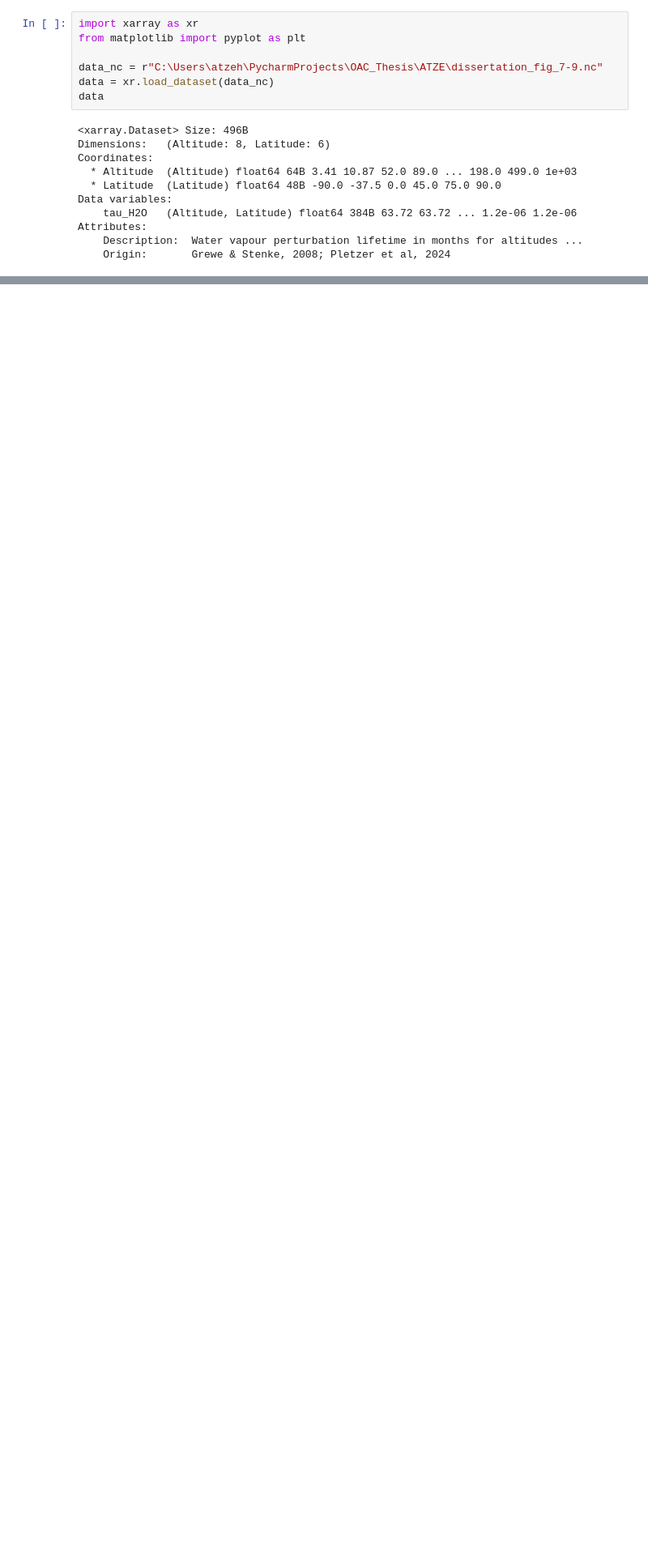
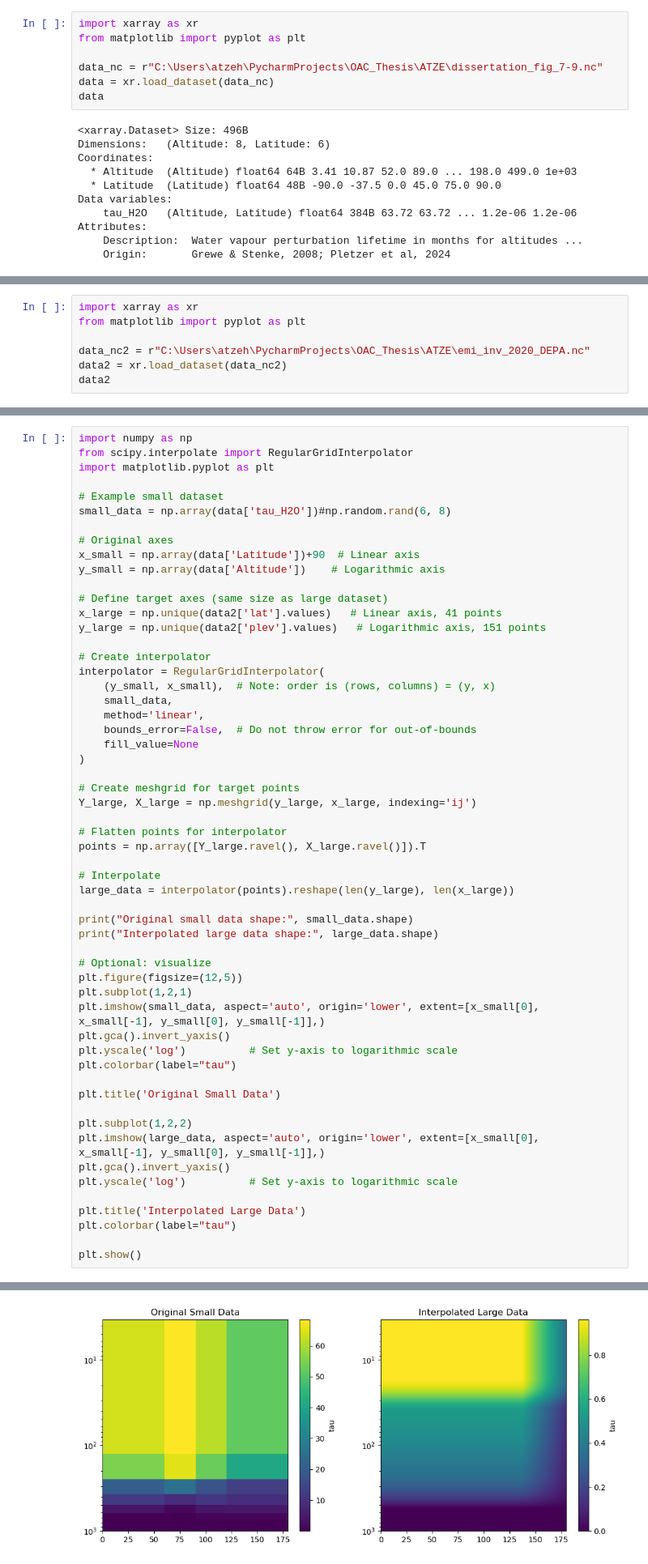
Before and after one commit to atzeharmsen/sandbox2, a Jupyter notebook: Pletzer_data.ipynb, the cells around one changed output, grey strips where cells are left out. Shown: that part at 81% size. Cells and saved outputs as stored; diff of their text form; blank space fills up the shorter version.

```diff
--- a/Pletzer_data.ipynb
+++ b/Pletzer_data.ipynb
@@ -18,0 +54,7 @@ Attributes:
+# %%
+import xarray as xr
+from matplotlib import pyplot as plt
+
+data_nc2 = r"C:\Users\atzeh\PycharmProjects\OAC_Thesis\ATZE\emi_inv_2020_DEPA.nc"
+data2 = xr.load_dataset(data_nc2)
+data2
@@ -18,0 +110,57 @@ Attributes:
+# %%
+import numpy as np
+from scipy.interpolate import RegularGridInterpolator
+import matplotlib.pyplot as plt
+
+# Example small dataset
+small_data = np.array(data['tau_H2O'])#np.random.rand(6, 8)
+
+# Original axes
+x_small = np.array(data['Latitude'])+90  # Linear axis
+y_small = np.array(data['Altitude'])    # Logarithmic axis
+
+# Define target axes (same size as large dataset)
+x_large = np.unique(data2['lat'].values)   # Linear axis, 41 points
+y_large = np.unique(data2['plev'].values)   # Logarithmic axis, 151 points
+
+# Create interpolator
+interpolator = RegularGridInterpolator(
+    (y_small, x_small),  # Note: order is (rows, columns) = (y, x)
+    small_data,
+    method='linear',
+    bounds_error=False,  # Do not throw error for out-of-bounds
+    fill_value=None
+)
+
+# Create meshgrid for target points
+Y_large, X_large = np.meshgrid(y_large, x_large, indexing='ij')
+
+# Flatten points for interpolator
+points = np.array([Y_large.ravel(), X_large.ravel()]).T
+
+# Interpolate
+large_data = interpolator(points).reshape(len(y_large), len(x_large))
+
+print("Original small data shape:", small_data.shape)
+print("Interpolated large data shape:", large_data.shape)
+
+# Optional: visualize
+plt.figure(figsize=(12,5))
+plt.subplot(1,2,1)
+plt.imshow(small_data, aspect='auto', origin='lower', extent=[x_small[0], x_small[-1], y_small[0], y_small[-1]],)
+plt.gca().invert_yaxis()
+plt.yscale('log')          # Set y-axis to logarithmic scale
+plt.colorbar(label="tau")
+
+plt.title('Original Small Data')
+
+plt.subplot(1,2,2)
+plt.imshow(large_data, aspect='auto', origin='lower', extent=[x_small[0], x_small[-1], y_small[0], y_small[-1]],)
+plt.gca().invert_yaxis()
+plt.yscale('log')          # Set y-axis to logarithmic scale
+
+plt.title('Interpolated Large Data')
+plt.colorbar(label="tau")
+
+plt.show()
+# %% [output]
@@ -18,0 +169 @@ Attributes:
+[figure, added]
```
Also changed, not shown: parts of 19 cells of this notebook.
